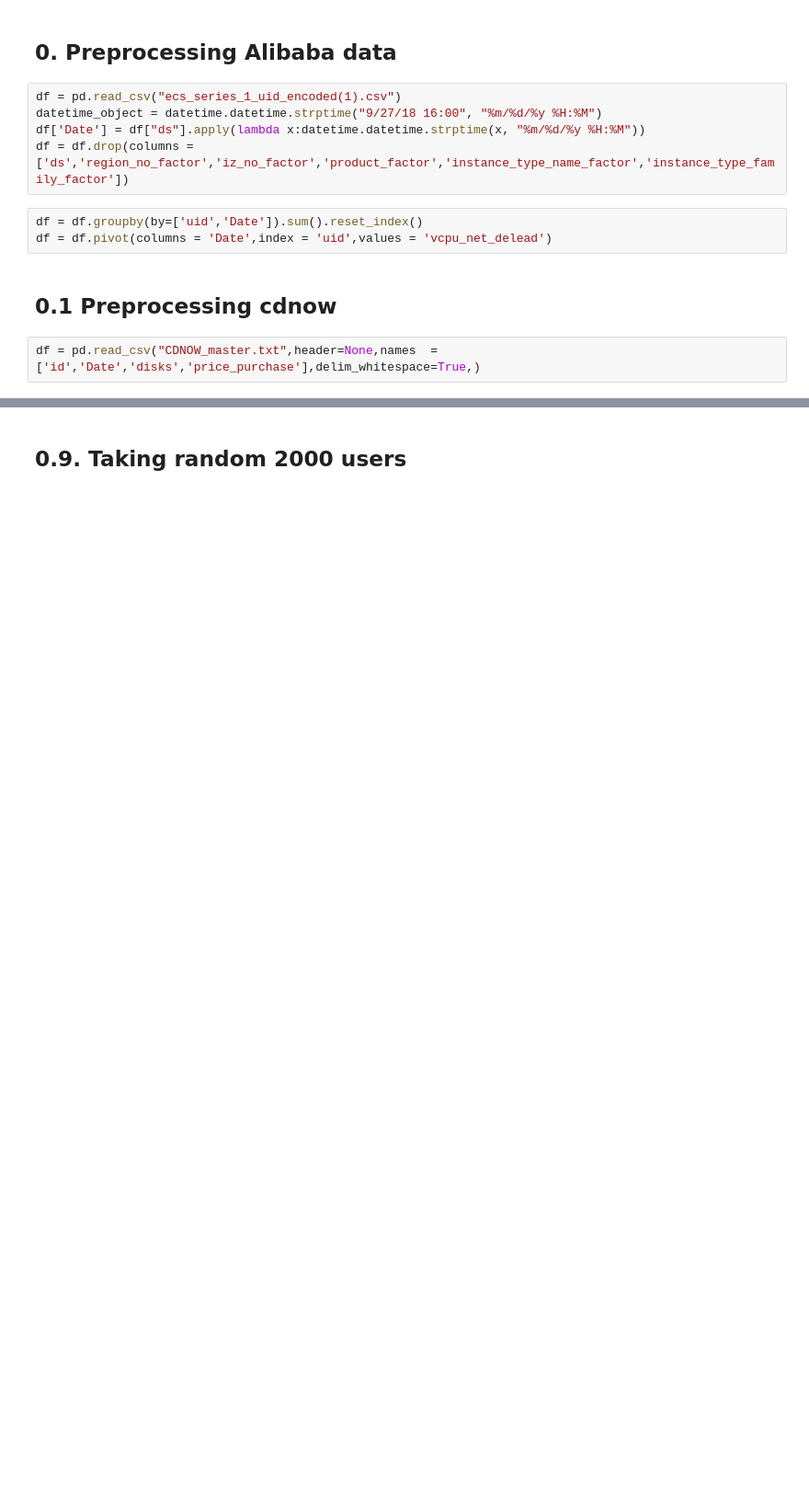
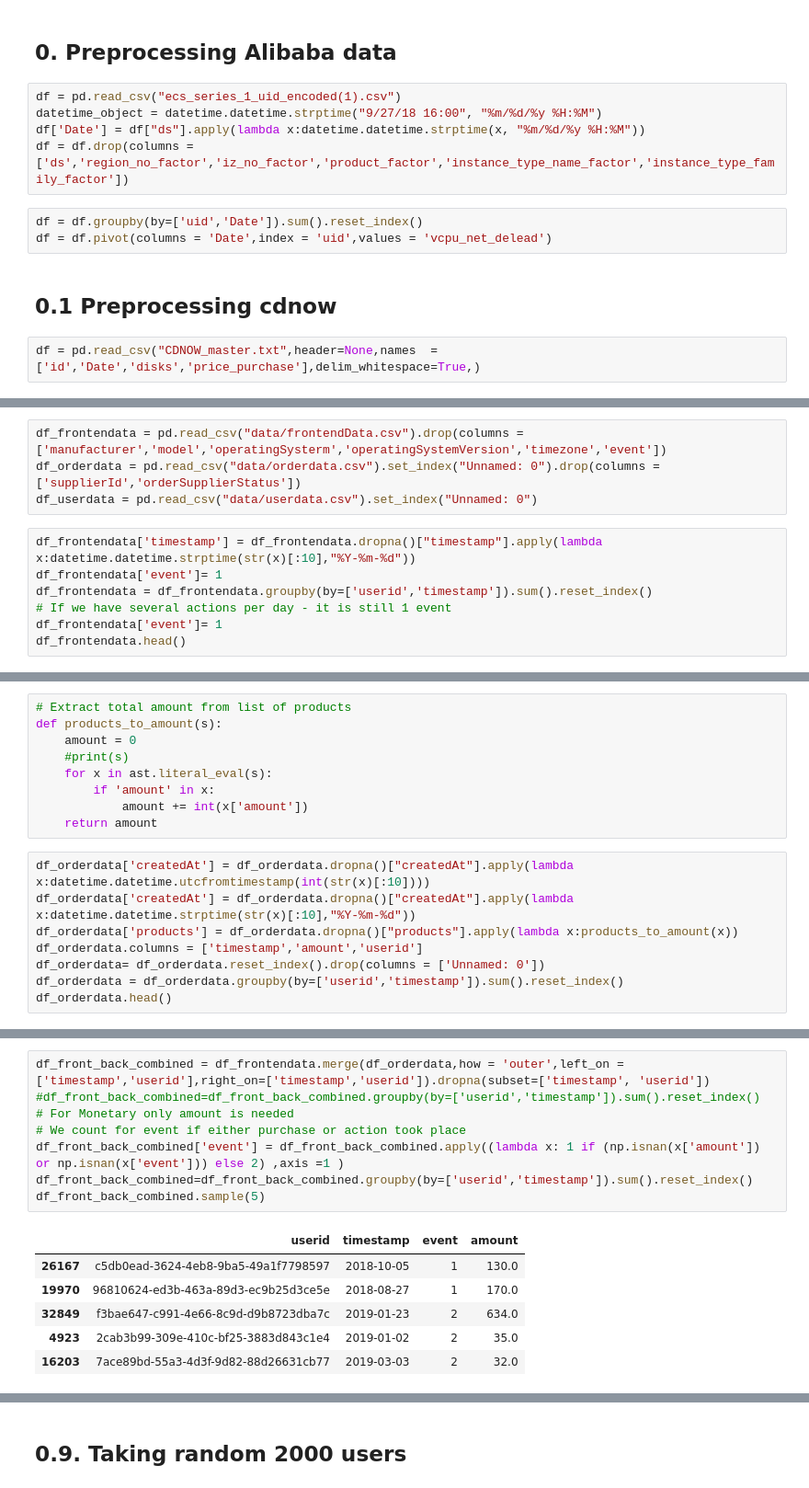
Before and after one commit to pletnev-aleksandr/demand_forecasting, a Jupyter notebook: RFM.ipynb, the cells around one changed output, grey strips where cells are left out. Shown: that part at 92% size. Drawn from its saved outputs; the diff is of its cells as text; blank space fills up the shorter version.

```diff
--- a/RFM.ipynb
+++ b/RFM.ipynb
@@ -50,0 +52,11 @@ df.sample(2)
+# %%
+df_frontendata = pd.read_csv("data/frontendData.csv").drop(columns =['manufacturer','model','operatingSysterm','operatingSystemVersion','timezone','event'])
+df_orderdata = pd.read_csv("data/orderdata.csv").set_index("Unnamed: 0").drop(columns = ['supplierId','orderSupplierStatus'])
+df_userdata = pd.read_csv("data/userdata.csv").set_index("Unnamed: 0")
+# %%
+df_frontendata['timestamp'] = df_frontendata.dropna()["timestamp"].apply(lambda x:datetime.datetime.strptime(str(x)[:10],"%Y-%m-%d"))
+df_frontendata['event']= 1
+df_frontendata = df_frontendata.groupby(by=['userid','timestamp']).sum().reset_index()
+# If we have several actions per day - it is still 1 event
+df_frontendata['event']= 1
+df_frontendata.head()
@@ -50,0 +70,17 @@ df.sample(2)
+# %%
+# Extract total amount from list of products
+def products_to_amount(s):
+    amount = 0
+    #print(s)
+    for x in ast.literal_eval(s):
+        if 'amount' in x:
+            amount += int(x['amount'])
+    return amount
+# %%
+df_orderdata['createdAt'] = df_orderdata.dropna()["createdAt"].apply(lambda x:datetime.datetime.utcfromtimestamp(int(str(x)[:10])))
+df_orderdata['createdAt'] = df_orderdata.dropna()["createdAt"].apply(lambda x:datetime.datetime.strptime(str(x)[:10],"%Y-%m-%d"))
+df_orderdata['products'] = df_orderdata.dropna()["products"].apply(lambda x:products_to_amount(x))
+df_orderdata.columns = ['timestamp','amount','userid']
+df_orderdata= df_orderdata.reset_index().drop(columns = ['Unnamed: 0'])
+df_orderdata = df_orderdata.groupby(by=['userid','timestamp']).sum().reset_index()
+df_orderdata.head()
@@ -50,0 +94,15 @@ df.sample(2)
+# %%
+df_front_back_combined = df_frontendata.merge(df_orderdata,how = 'outer',left_on =['timestamp','userid'],right_on=['timestamp','userid']).dropna(subset=['timestamp', 'userid'])
+#df_front_back_combined=df_front_back_combined.groupby(by=['userid','timestamp']).sum().reset_index()
+# For Monetary only amount is needed
+# We count for event if either purchase or action took place
+df_front_back_combined['event'] = df_front_back_combined.apply((lambda x: 1 if (np.isnan(x['amount']) or np.isnan(x['event'])) else 2) ,axis =1 )
+df_front_back_combined=df_front_back_combined.groupby(by=['userid','timestamp']).sum().reset_index()
+df_front_back_combined.sample(5)
+# %% [output]
+|  | userid | timestamp | event | amount |
+| 26167 | c5db0ead-3624-4eb8-9ba5-49a1f7798597 | 2018-10-05 | 1 | 130.0 |
+| 19970 | 96810624-ed3b-463a-89d3-ec9b25d3ce5e | 2018-08-27 | 1 | 170.0 |
+| 32849 | f3bae647-c991-4e66-8c9d-d9b8723dba7c | 2019-01-23 | 2 | 634.0 |
+| 4923 | 2cab3b99-309e-410c-bf25-3883d843c1e4 | 2019-01-02 | 2 | 35.0 |
+| 16203 | 7ace89bd-55a3-4d3f-9d82-88d26631cb77 | 2019-03-03 | 2 | 32.0 |
```
Also changed, not shown: parts of 21 cells of this notebook.
